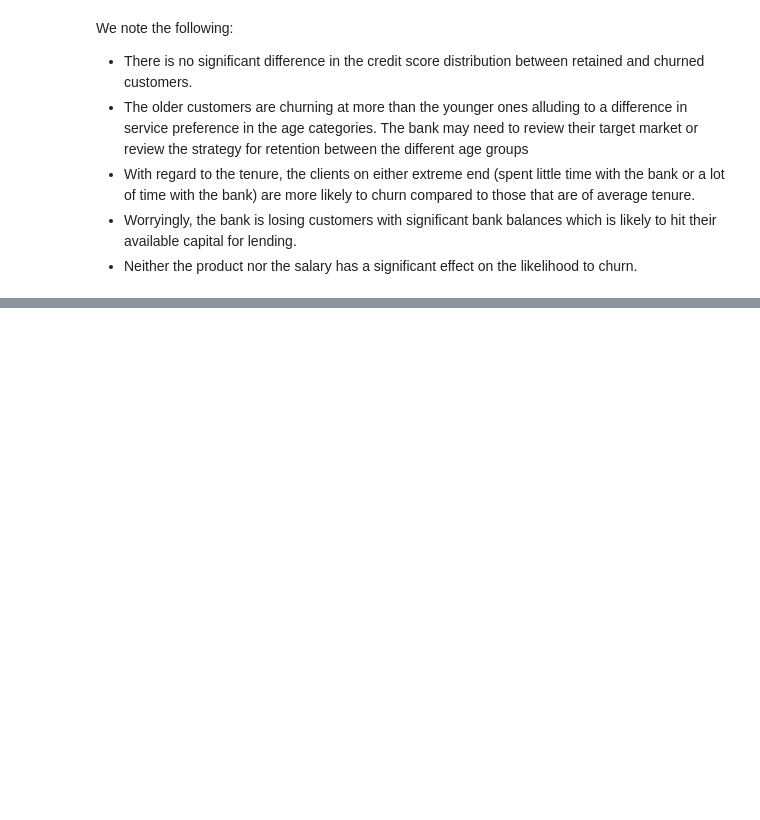
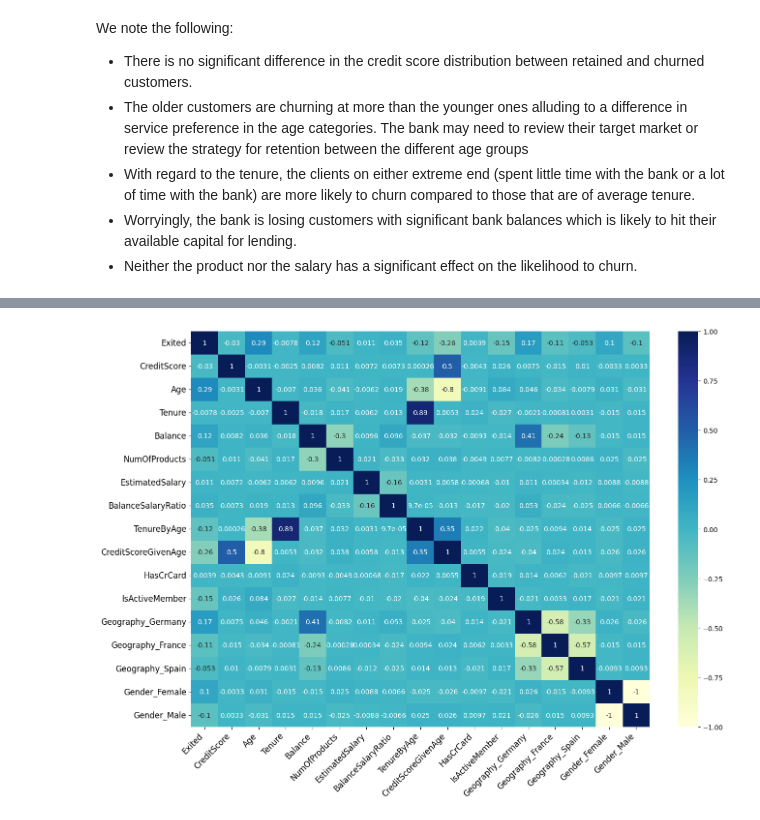
Before and after one commit to djjjones6/Group_Assessment_1, a Jupyter notebook: 02-Baseline/bankChurnBaseline.ipynb, the cells around one changed output, grey strips where cells are left out. Cells and saved outputs as stored; diff of their text form; code cells hidden in the pictures; blank space fills up the shorter version.

```diff
--- a/02-Baseline/bankChurnBaseline.ipynb
+++ b/02-Baseline/bankChurnBaseline.ipynb
@@ -319,0 +401,10 @@ Please also refer to the documentation for alternative solver options:
+# %%
+# Heat map analysis
+plt.figure(figsize = (14, 10))
+sns.heatmap(df_train.corr(), cmap = "YlGnBu", annot = True)
+plt.xticks(rotation = 45, ha = "right", fontsize = 12)
+plt.yticks(fontsize = 12)
+plt.tight_layout()
+plt.show()
+# %% [output]
+[figure, added]
```
Also changed, not shown: parts of 34 cells of this notebook.
